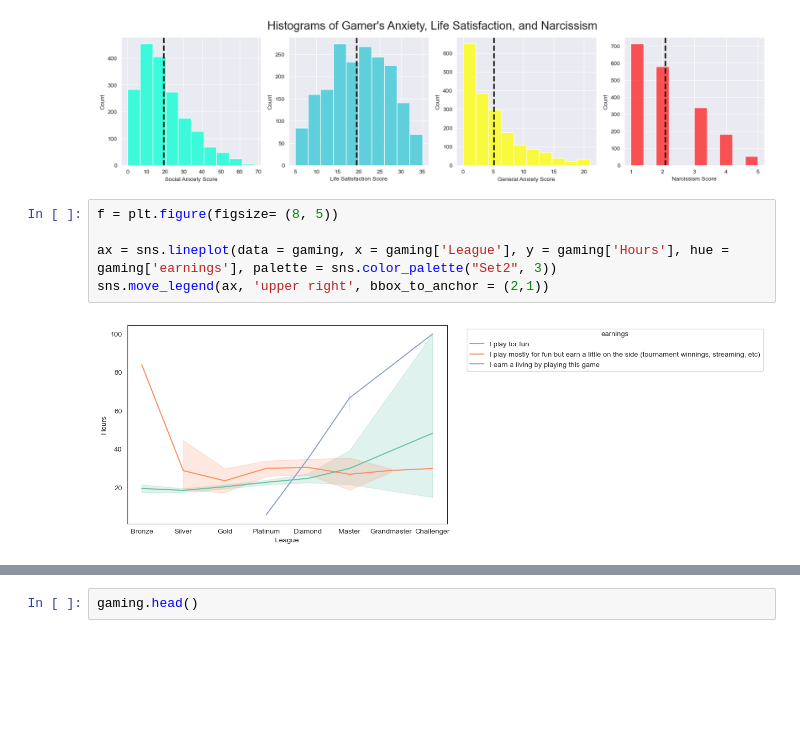
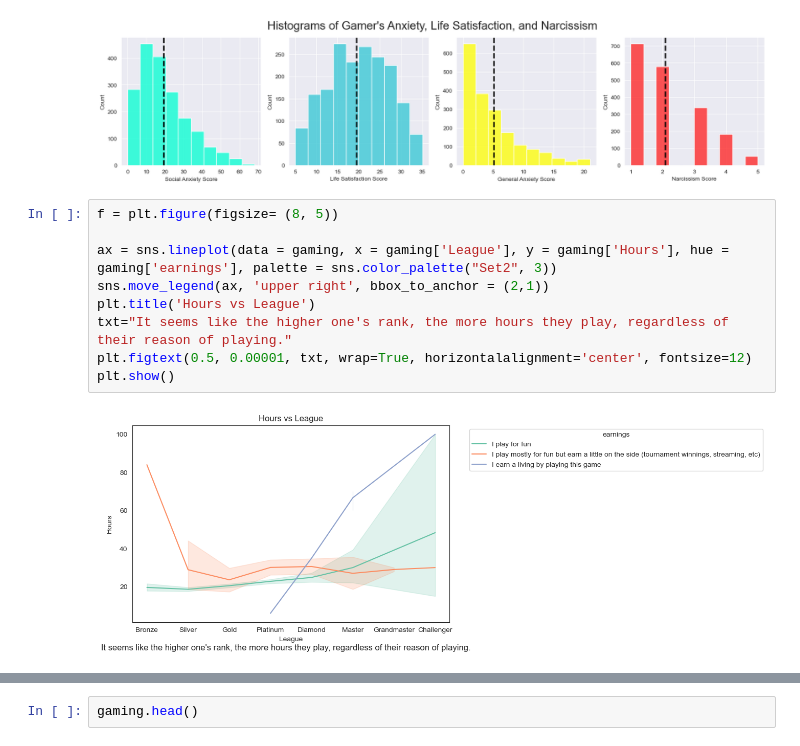
Before and after one commit to jpjon/Gamer-Anxiety-Analysis, a Jupyter notebook: Project.ipynb, the cells around one changed output, grey strips where cells are left out. Drawn from its saved outputs; the diff is of its cells as text; blank space fills up the shorter version.

```diff
--- a/Project.ipynb
+++ b/Project.ipynb
@@ -389,10 +393,14 @@ plt.show()
 # %%
 f = plt.figure(figsize= (8, 5))
 
 ax = sns.lineplot(data = gaming, x = gaming['League'], y = gaming['Hours'], hue = gaming['earnings'], palette = sns.color_palette("Set2", 3))
 sns.move_legend(ax, 'upper right', bbox_to_anchor = (2,1))
+plt.title('Hours vs League')
+txt="It seems like the higher one's rank, the more hours they play, regardless of their reason of playing."
+plt.figtext(0.5, 0.00001, txt, wrap=True, horizontalalignment='center', fontsize=12)
+plt.show()
 # %% [output]
-[figure, old version]
+[figure, new version]
 # %%
 f = plt.figure(figsize= (8, 5))
 
```
Also changed, not shown: parts of 19 cells of this notebook.
